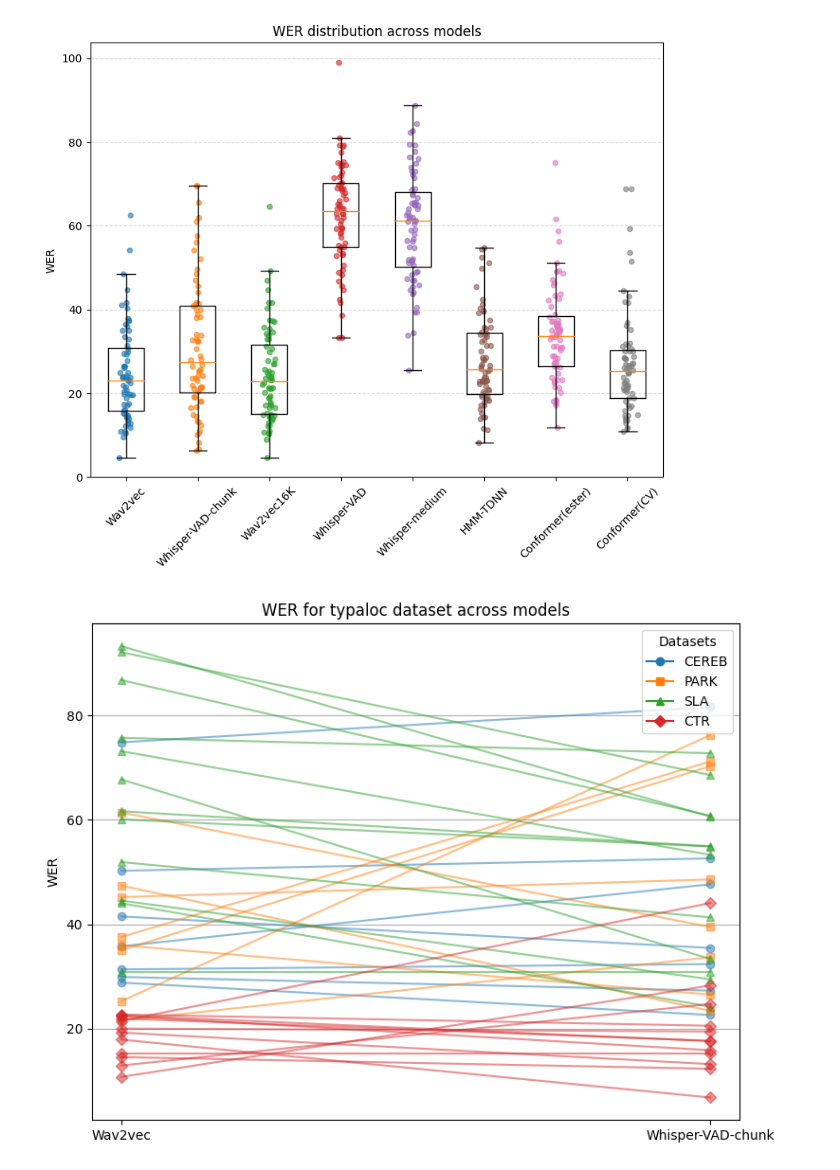
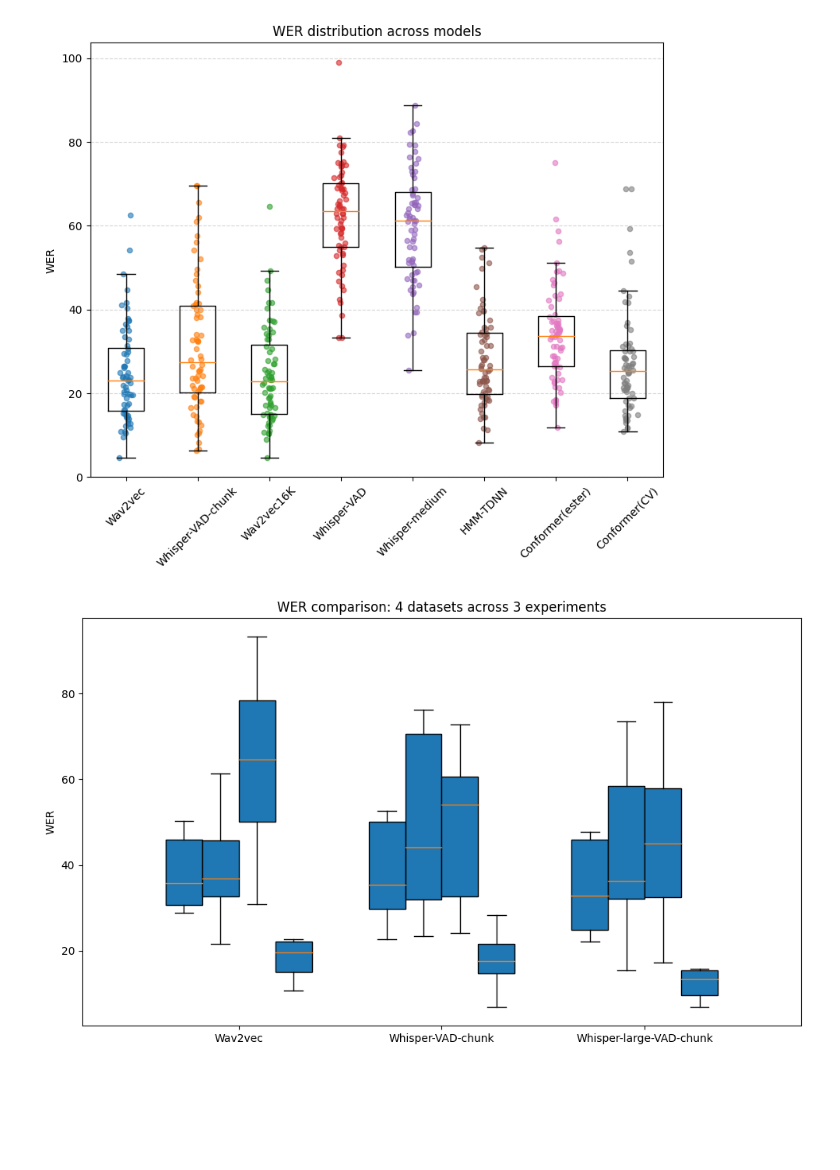
Before and after one commit to Imenbaa/TAPAS-FRAIS, a Jupyter notebook: src/utils/wer_analysis.ipynb, the cells around one changed output. Cells and saved outputs as stored; diff of their text form; code cells hidden in the pictures; blank space fills up the shorter version.

Commit message:
Add figures

```diff
--- a/src/utils/wer_analysis.ipynb
+++ b/src/utils/wer_analysis.ipynb
@@ -39,12 +39,13 @@ import pandas as pd
 import matplotlib.pyplot as plt
 import numpy as np
 
-experiments = ["Wav2vec", "Whisper-VAD-chunk"]
+experiments = ["Wav2vec", "Whisper-VAD-chunk","Whisper-large-VAD-chunk"]
 datasets = ["CEREB", "PARK", "SLA", "CTR"]
 
 files = {
     "Wav2vec": ["/vol/experiments3/imbenamor/TAPAS-FRAIS/logs/csv_files/wer_typaloc_CEREB_wav2vec.csv", "/vol/experiments3/imbenamor/TAPAS-FRAIS/logs/csv_files/wer_typaloc_PARK_wav2vec.csv", "/vol/experiments3/imbenamor/TAPAS-FRAIS/logs/csv_files/wer_typaloc_SLA_wav2vec.csv", "/vol/experiments3/imbenamor/TAPAS-FRAIS/logs/csv_files/wer_typaloc_CTR_wav2vec.csv"],
     "Whisper-VAD-chunk": ["/vol/experiments3/imbenamor/TAPAS-FRAIS/logs/csv_files/whisper_CEREB_vad_chunk.csv", "/vol/experiments3/imbenamor/TAPAS-FRAIS/logs/csv_files/whisper_PARK_VAD_chunk.csv", "/vol/experiments3/imbenamor/TAPAS-FRAIS/logs/csv_files/whisper_SLA_vad_chunk.csv", "/vol/experiments3/imbenamor/TAPAS-FRAIS/logs/csv_files/whisper_CTR_vad_chunk.csv"],
+    "Whisper-large-VAD-chunk":["/vol/experiments3/imbenamor/TAPAS-FRAIS/logs/csv_files/wer_whisper_large-vad-chunk_CEREB.csv","/vol/experiments3/imbenamor/TAPAS-FRAIS/logs/csv_files/wer_whisper_large-vad-chunk_PARK.csv","/vol/experiments3/imbenamor/TAPAS-FRAIS/logs/csv_files/wer_whisper_large-vad-chunk_SLA.csv","/vol/experiments3/imbenamor/TAPAS-FRAIS/logs/csv_files/wer_whisper_large-vad-chunk_CTRL.csv"]
 }
 
 # Load data
@@ -54,44 +55,29 @@ for exp in experiments:
     for f in files[exp]:
         df = pd.read_csv(f)
         data[exp].append(df["WER"].dropna().values)
-# %%
-markers = ["o", "s", "^", "D"]
-colors = ["tab:blue", "tab:orange", "tab:green", "tab:red"]
-
-plt.figure(figsize=(8, 6))
-from matplotlib.lines import Line2D
-
-legend_handles = [
-    Line2D(
-        [0], [0],
-        color=colors[i],
-        marker=markers[i],
-        linestyle="-",
-        label=datasets[i]
-    )
-    for i in range(n_datasets)
-]
-
-plt.legend(
-    handles=legend_handles,
-    title="Datasets",
-    loc="best"
-)
-
-for i in range(n_datasets):
-    for k in range(len(data[experiments[0]][i])):
-        y = [data[exp][i][k] for exp in experiments]
-        plt.plot(
-            experiments, y,
-            color=colors[i], alpha=0.5,
-            marker=markers[i], markersize=6
-        )
-
-plt.ylabel("WER")
-plt.title("WER for typaloc dataset across models")
-plt.grid(True, axis="y")
-plt.tight_layout()
-plt.savefig("/vol/experiments3/imbenamor/TAPAS-FRAIS/figures/wer_typaloc_plot.png")
-plt.show()
-# %% [output]
-[figure, removed]
+# %%
+# Plot
+plt.figure(figsize=(10, 6))
+
+n_datasets = len(datasets)
+width = 0.18
+x = np.arange(len(experiments))
+
+for i in range(n_datasets):
+    plt.boxplot(
+        [data[exp][i] for exp in experiments],
+        positions=x + i * width,
+        widths=width,
+        patch_artist=True,
+        showfliers=False
+    )
+
+# X-axis formatting
+plt.xticks(x + width * (n_datasets - 1) / 2, experiments, rotation=0)
+plt.ylabel("WER")
+plt.title("WER comparison: 4 datasets across 3 experiments")
+
+plt.tight_layout()
+plt.show()
+# %% [output]
+[figure, added]
```
Also changed, not shown: parts of 2 cells of this notebook, 13 other files.
